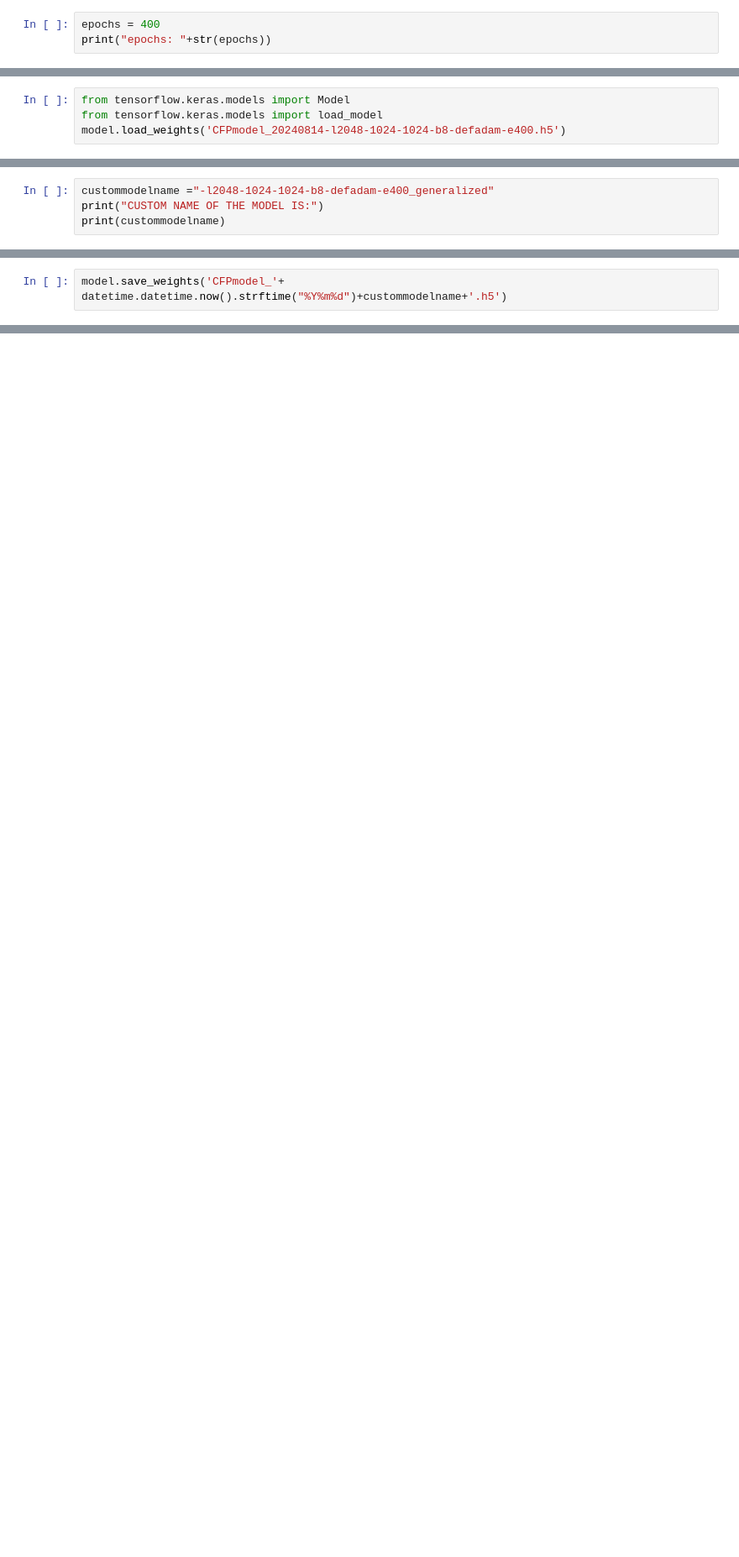
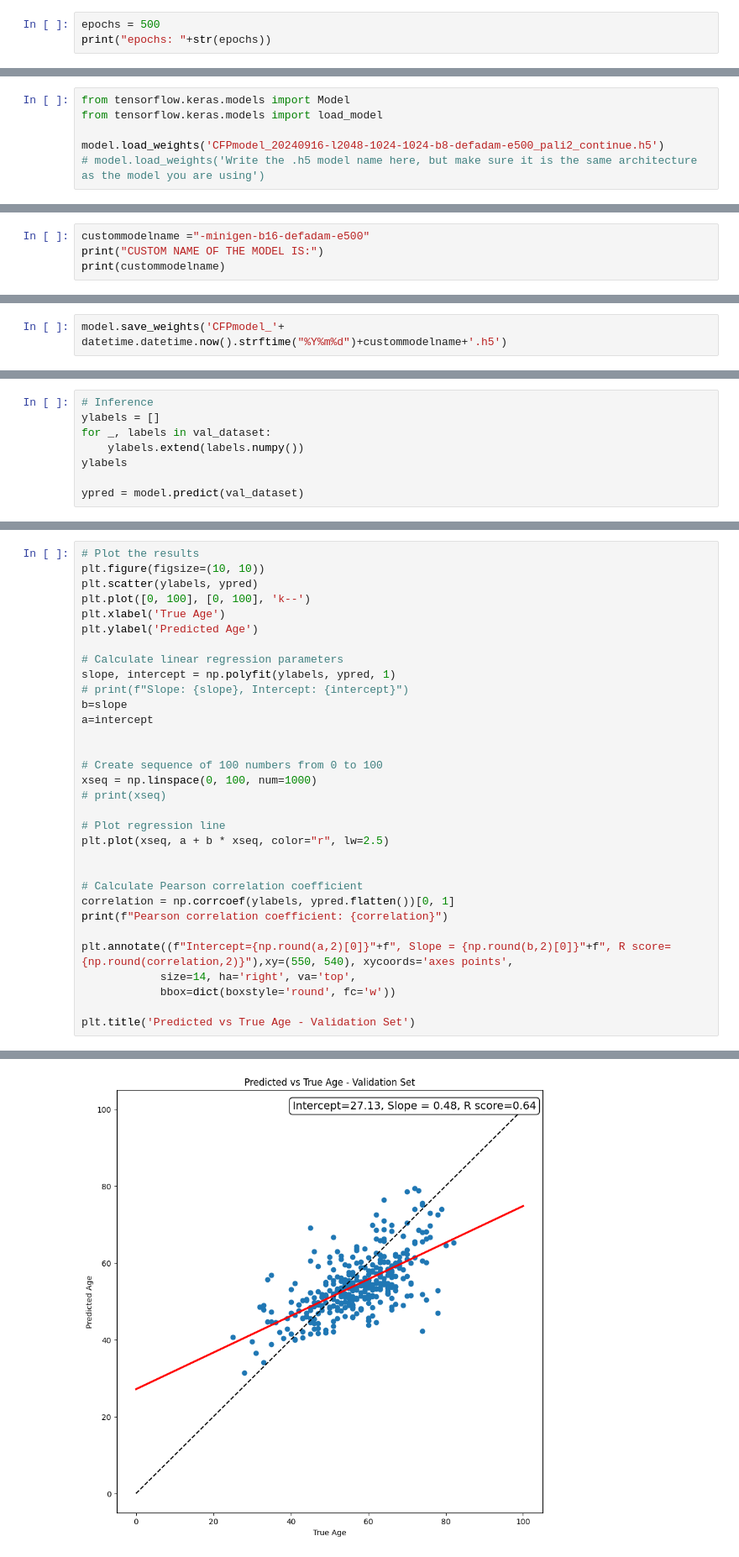
Before and after one commit to Lasulux/RETFound_MAE, a Jupyter notebook: trainingCFP.ipynb, the cells around one changed output, grey strips where cells are left out. Shown at 84% size. Cells and saved outputs as stored; diff of their text form; blank space fills up the shorter version.

```diff
--- a/trainingCFP.ipynb
+++ b/trainingCFP.ipynb
@@ -225,4 +221,4 @@ model.summary()
 # %%
-epochs = 400
+epochs = 500
 print("epochs: "+str(epochs))
 # %% [output]
@@ -268,4 +263,6 @@ model.compile(optimizer='adam',
 # %%
 from tensorflow.keras.models import Model
 from tensorflow.keras.models import load_model
-model.load_weights('CFPmodel_20240814-l2048-1024-1024-b8-defadam-e400.h5')
+
+model.load_weights('CFPmodel_20240916-l2048-1024-1024-b8-defadam-e500_pali2_continue.h5')
+# model.load_weights('Write the .h5 model name here, but make sure it is the same architecture as the model you are using')
@@ -272,5 +271,5 @@ model.load_weights('CFPmodel_20240814-l2048-1024-1024-b8-defadam-e400.h5')
 # %%
-custommodelname ="-l2048-1024-1024-b8-defadam-e400_generalized"
+custommodelname ="-minigen-b16-defadam-e500"
 print("CUSTOM NAME OF THE MODEL IS:")
 print(custommodelname)
 # %% [output]
@@ -313,0 +319,8 @@ tf record-al érdemes menteni a train részleteit. Tanításhoz gyorsítani, dat
+# %%
+# Inference
+ylabels = []
+for _, labels in val_dataset:
+    ylabels.extend(labels.numpy())
+ylabels
+
+ypred = model.predict(val_dataset)
@@ -313,0 +338,33 @@ tf record-al érdemes menteni a train részleteit. Tanításhoz gyorsítani, dat
+# %%
+# Plot the results
+plt.figure(figsize=(10, 10))
+plt.scatter(ylabels, ypred)
+plt.plot([0, 100], [0, 100], 'k--')
+plt.xlabel('True Age')
+plt.ylabel('Predicted Age')
+
+# Calculate linear regression parameters
+slope, intercept = np.polyfit(ylabels, ypred, 1)
+# print(f"Slope: {slope}, Intercept: {intercept}")
+b=slope
+a=intercept
+
+
+# Create sequence of 100 numbers from 0 to 100
+xseq = np.linspace(0, 100, num=1000)
+# print(xseq)
+
+# Plot regression line
+plt.plot(xseq, a + b * xseq, color="r", lw=2.5)
+
+
+# Calculate Pearson correlation coefficient
+correlation = np.corrcoef(ylabels, ypred.flatten())[0, 1]
+print(f"Pearson correlation coefficient: {correlation}")
+
+plt.annotate((f"Intercept={np.round(a,2)[0]}"+f", Slope = {np.round(b,2)[0]}"+f", R score={np.round(correlation,2)}"),xy=(550, 540), xycoords='axes points',
+            size=14, ha='right', va='top',
+            bbox=dict(boxstyle='round', fc='w'))
+
+plt.title('Predicted vs True Age - Validation Set')
+# %% [output]
@@ -313,0 +373 @@ tf record-al érdemes menteni a train részleteit. Tanításhoz gyorsítani, dat
+[figure, added]
```
Also changed, not shown: parts of 25 cells of this notebook, 3 other files.
